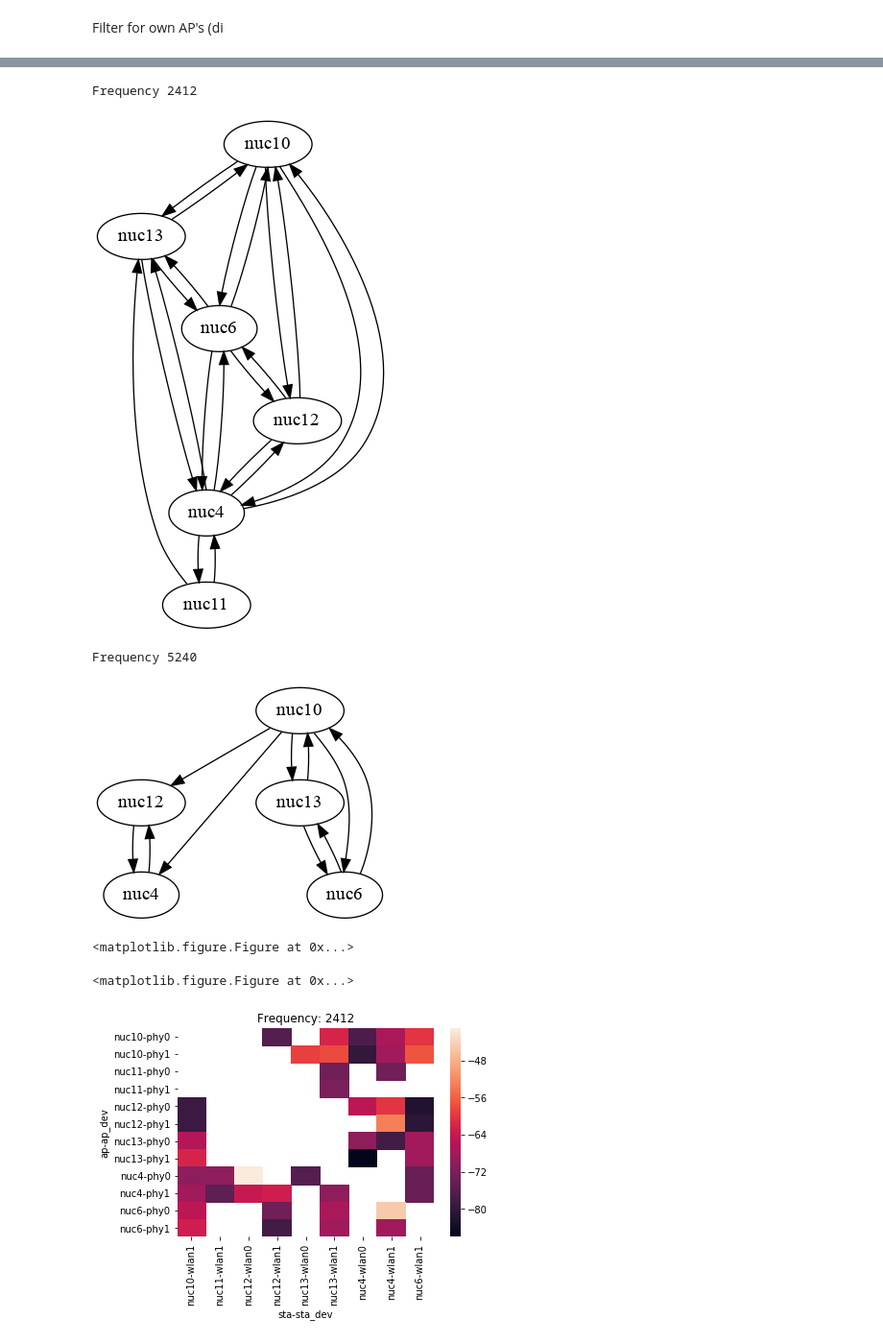
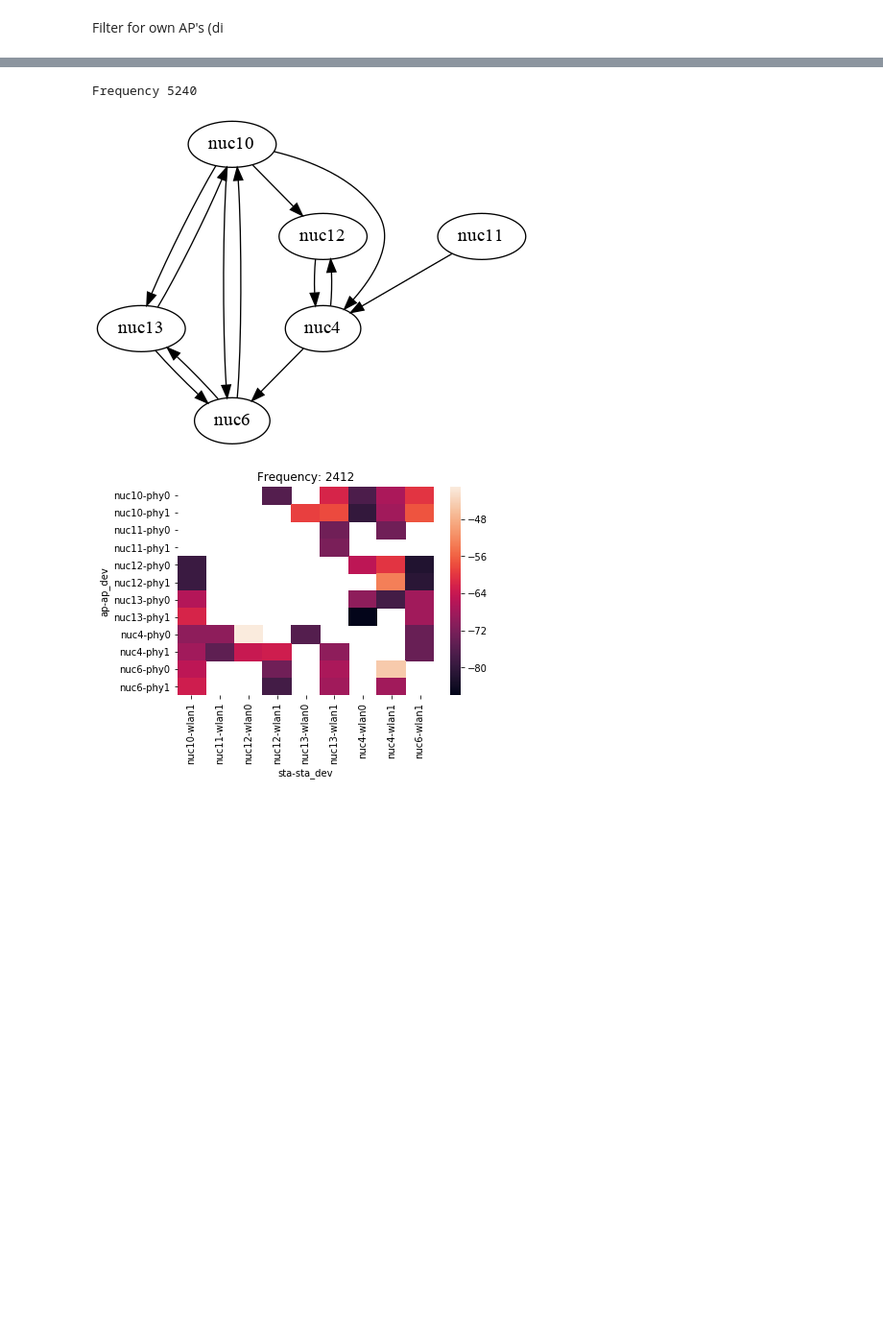
Before and after one commit to mchwalisz/walker, a Jupyter notebook: analysis/Scanning.ipynb, the cells around one changed output, grey strips where cells are left out. Shown at 96% size. Saved outputs shown, nothing was run; the diff lists cells and outputs as text; code cells hidden in the pictures; blank space fills up the shorter version.

Commit message:
added new data

```diff
--- a/analysis/Scanning.ipynb
+++ b/analysis/Scanning.ipynb
@@ -19,7 +25,9 @@ nxpdParams['show'] = 'ipynb'
 # %% [markdown]
 Load scan data from `.csv`
 # %%
-df = pd.DataFrame.from_csv('../data/scan.csv')
+# source = '../data/scan.csv'
+source = '../data/scan_2017-08-04T13:00:46.185926.csv'
+df = pd.DataFrame.from_csv(source)
 df['signal'] = df['signal'].str.strip(' dBm').astype('float')
 # df['label'] = df.apply(lambda x: '\n'.join([x['sta_dev'], str(x['signal'])]), axis=1)
 df.head()
@@ -34,6 +42,8 @@ df.head()
 Filter for own AP's (di
 # %%
 df_twist = df[df['ssid'] == 'twist-test']
+df_twist = df_twist[df_twist['sta'].str.startswith('nuc')]
+df_twist = df_twist[df_twist['ap'].str.startswith('nuc')]
 df_twist
 # %% [output]
 |  | bssid | freq | signal | ssid | sta | sta_dev | ap | ap_dev |
@@ -57,24 +66,18 @@ df_twist
 # %%
 for freq in df_twist['freq'].unique():
-    plt.figure()
     df = df_twist[freq == df_twist['freq']]
 
     G = nx.from_pandas_dataframe(
         df,
         'ap', 'sta',
         'signal',
         create_using=nx.DiGraph())
     print('Frequency {}'.format(freq))
-    pos = nx.circular_layout(G)
     P = nx.nx_pydot.to_pydot(G)
     display.display(display.Image(P.create_png()))
 # %% [output]
-Frequency 2412
+Frequency 5240
-[figure, old version]
+[figure, new version]
-Frequency 5240
-[figure, removed]
-<matplotlib.figure.Figure at 0x...>
-<matplotlib.figure.Figure at 0x...>
 # %%
 for freq in df_twist['freq'].unique():
     plt.figure()
```
Also changed, not shown: parts of 3 cells of this notebook.
